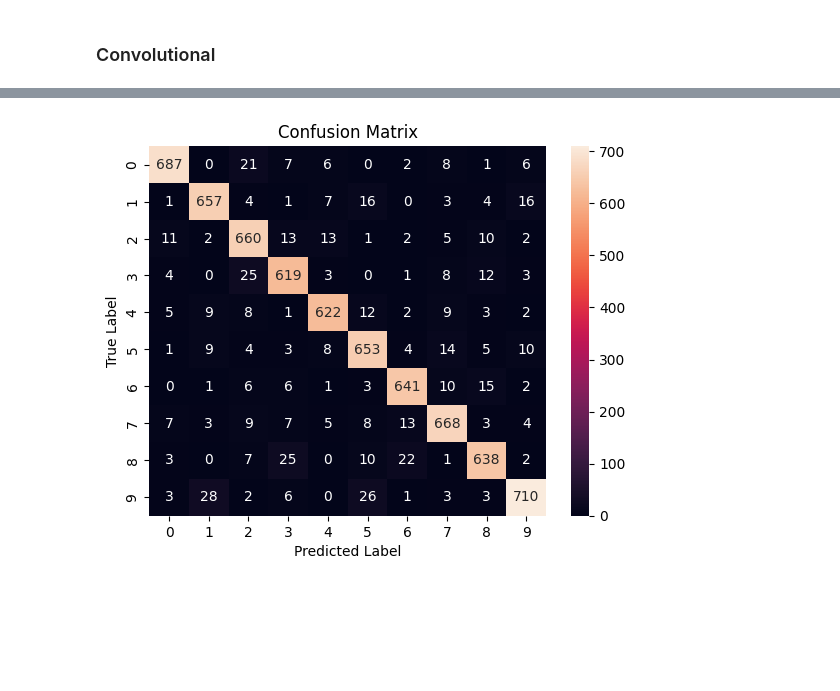
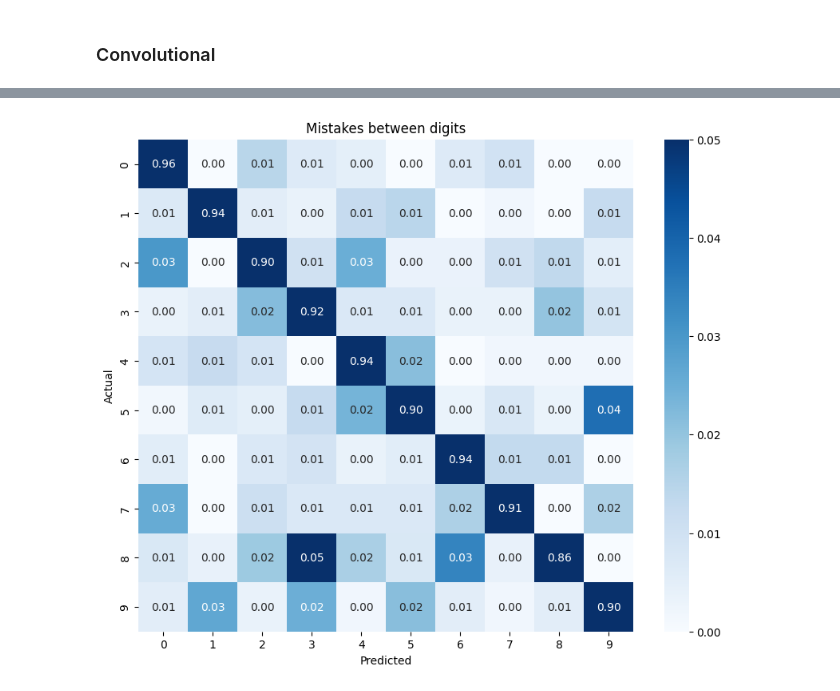
Before and after one commit to amrpom/mal_2, a Jupyter notebook: assignment_1/assignment.ipynb, the cells around one changed output, grey strips where cells are left out. Cells and saved outputs as stored; diff of their text form; code cells hidden in the pictures; blank space fills up the shorter version.

```diff
--- a/assignment_1/assignment.ipynb
+++ b/assignment_1/assignment.ipynb
@@ -86,14 +88,16 @@ X_test_cnn = X_test[..., np.newaxis]
 tf.random.set_seed(42)
 model = tf.keras.Sequential()
 model.add(tf.keras.layers.Input(X_train_cnn[0].shape))
+model.add(tf.keras.layers.Conv2D(8, (3,3), activation = "relu", kernel_initializer = "he_normal"))
 model.add(tf.keras.layers.Conv2D(16, (3,3), activation = "relu", kernel_initializer = "he_normal"))
 model.add(tf.keras.layers.MaxPooling2D(pool_size=(2,2)))
 model.add(tf.keras.layers.Conv2D(32, (3,3), activation = "relu", kernel_initializer = "he_normal"))
 model.add(tf.keras.layers.MaxPooling2D(pool_size=(2,2)))
 model.add(tf.keras.layers.Flatten())
 model.add(tf.keras.layers.Dense(200, activation = "relu", kernel_initializer = "he_normal"))
-model.add(tf.keras.layers.Dropout(0.2))
+model.add(tf.keras.layers.Dropout(0.1))
 model.add(tf.keras.layers.Dense(200, activation = "relu", kernel_initializer = "he_normal"))
+model.add(tf.keras.layers.Dropout(0.1))
 model.add(tf.keras.layers.Dense(10, activation = "softmax"))
 
 EarlyStoppingCB = tf.keras.callbacks.EarlyStopping(monitor = 'val_loss', patience = 5, restore_best_weights = True)
@@ -141,4 +146,16 @@ Loss + accuracy on test data: [0.3674699068069458, 0.9197418093681335]
 # %%
-y_pred_probs = model.predict(X_test_cnn)
-y_pred = np.argmax(y_pred_probs, axis = 1)
+y_pred_probs = model.predict(X_val_cnn)
+y_pred = np.argmax(y_pred_probs, axis=1)
+
+cm = confusion_matrix(y_val, y_pred)
+cm_normalized = cm.astype('float') / cm.sum(axis=1)[:, np.newaxis]
+
+plt.figure(figsize=(10,8))
+sns.heatmap(cm_normalized, annot=True, fmt=".2f", cmap='Blues',
+            xticklabels=range(10), yticklabels=range(10),
+            vmin=0, vmax=0.05)
+plt.xlabel("Predicted")
+plt.ylabel("Actual")
+plt.title("Mistakes between digits")
+plt.show()
 # %% [output]
@@ -146 +163 @@ y_pred = np.argmax(y_pred_probs, axis = 1)
-[figure, old version]
+[figure, new version]
```
Also changed, not shown: parts of 7 cells of this notebook.
